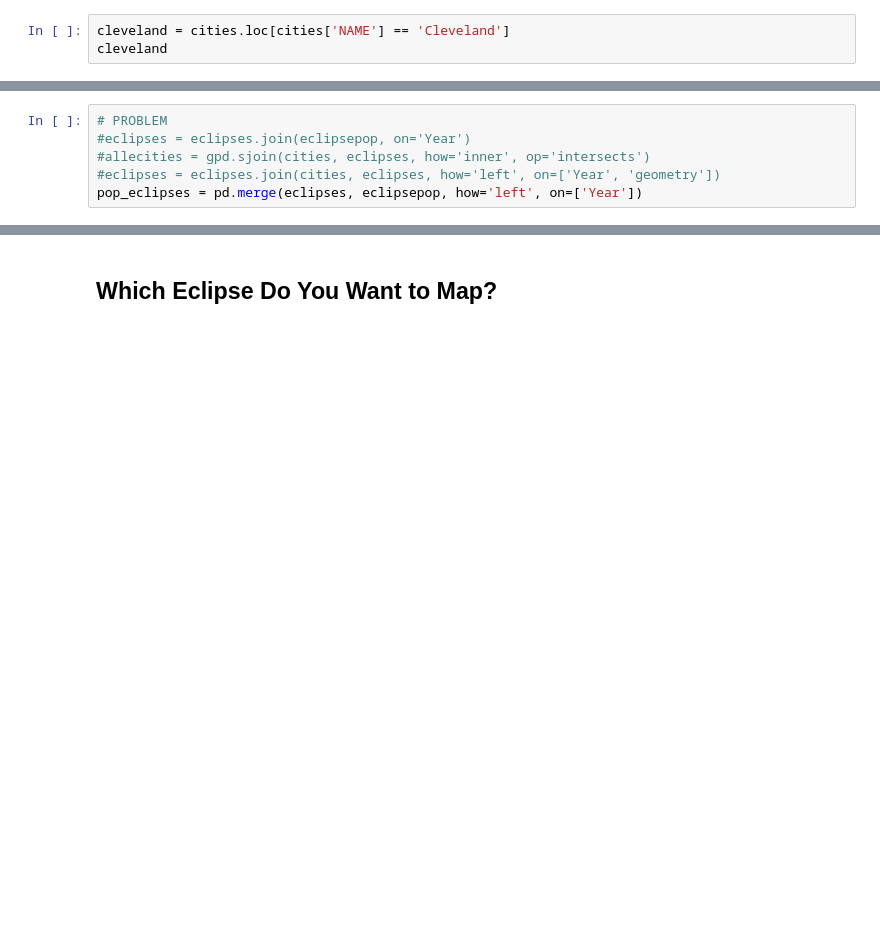
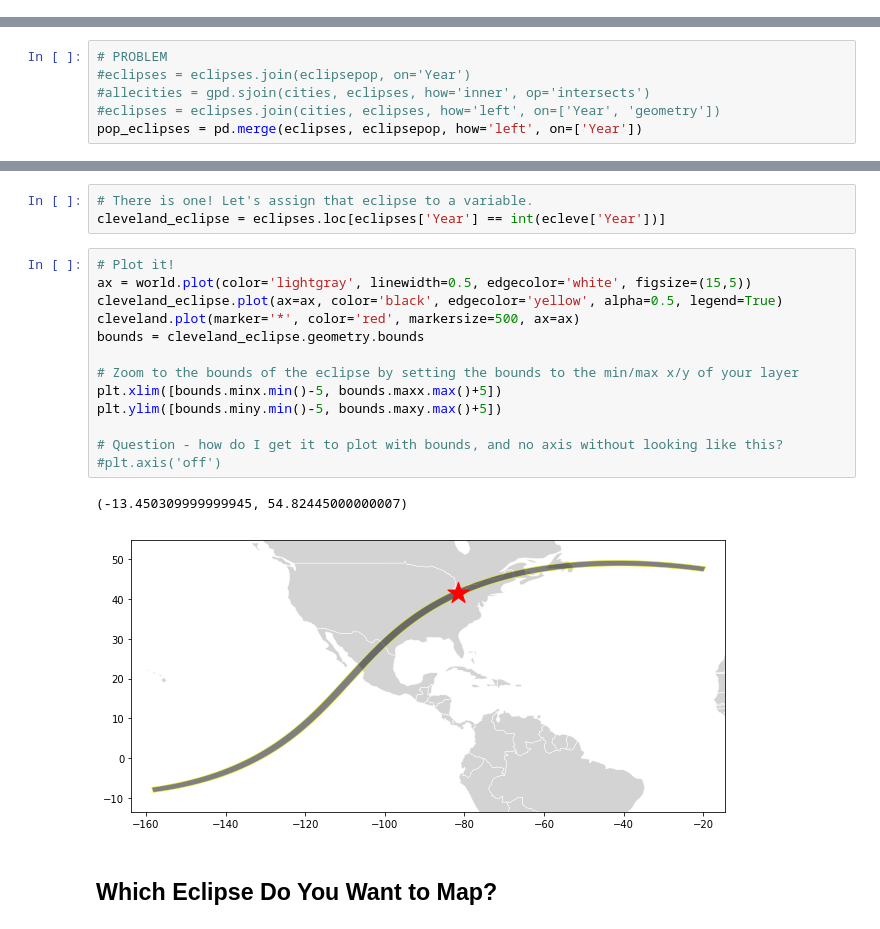
Before and after one commit to christyheaton/PyCon2018_GISTutorial, a Jupyter notebook: Notebook/02_Geopandas_Advanced.ipynb, the cells around one changed output, grey strips where cells are left out. Cells and saved outputs as stored; diff of their text form; blank space fills up the shorter version.

```diff
--- a/Notebook/02_Geopandas_Advanced.ipynb
+++ b/Notebook/02_Geopandas_Advanced.ipynb
@@ -169,3 +174,0 @@ allecities = gpd.sjoin(cities, eclipses, how='inner', op='intersects')
-# %%
-cleveland = cities.loc[cities['NAME'] == 'Cleveland']
-cleveland
@@ -254,2 +258,21 @@ pop_eclipses = pd.merge(eclipses, eclipsepop, how='left', on=['Year'])
+# %%
+# There is one! Let's assign that eclipse to a variable.
+cleveland_eclipse = eclipses.loc[eclipses['Year'] == int(ecleve['Year'])]
+# %%
+# Plot it!
+ax = world.plot(color='lightgray', linewidth=0.5, edgecolor='white', figsize=(15,5))
+cleveland_eclipse.plot(ax=ax, color='black', edgecolor='yellow', alpha=0.5, legend=True)
+cleveland.plot(marker='*', color='red', markersize=500, ax=ax)
+bounds = cleveland_eclipse.geometry.bounds
+
+# Zoom to the bounds of the eclipse by setting the bounds to the min/max x/y of your layer
+plt.xlim([bounds.minx.min()-5, bounds.maxx.max()+5])
+plt.ylim([bounds.miny.min()-5, bounds.maxy.max()+5])
+
+# Question - how do I get it to plot with bounds, and no axis without looking like this?
+#plt.axis('off')
+# %% [output]
+(-13.450309999999945, 54.82445000000007)
+[figure, added]
 # %% [markdown]
 ## Which Eclipse Do You Want to Map?
```
Also changed, not shown: parts of 37 cells of this notebook.
